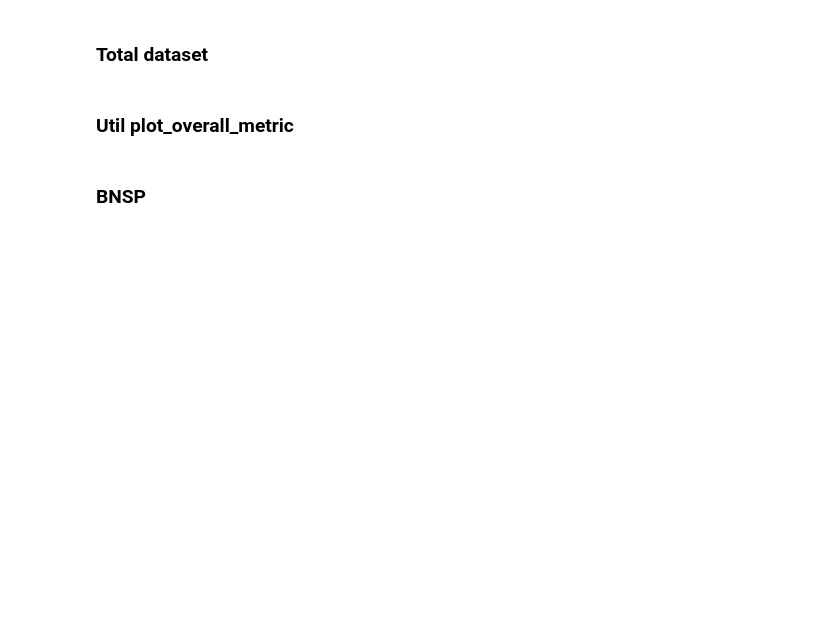
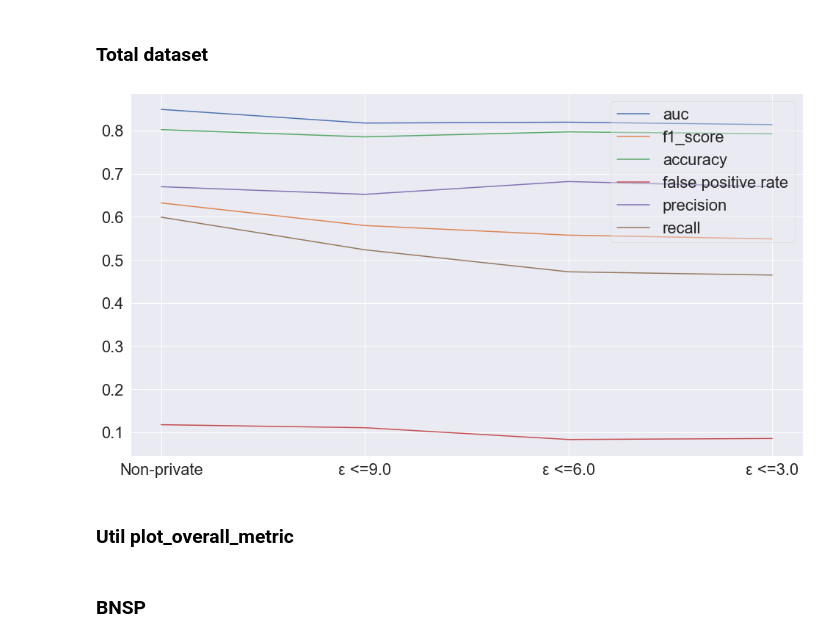
Before and after one commit to khairulislam/DP-on-NLP-Bias, a Jupyter notebook: src/ucberkeley/average results and plot.ipynb, the cells around one changed output. Saved outputs shown, nothing was run; the diff lists cells and outputs as text; code cells hidden in the pictures; blank space fills up the shorter version.

```diff
--- a/src/ucberkeley/average results and plot.ipynb
+++ b/src/ucberkeley/average results and plot.ipynb
@@ -134,16 +146,17 @@ total_df.head()
 ### Total dataset
 # %%
 selected_metrics = ['auc', 'f1_score', 'accuracy', 'false positive rate', 'precision', 'recall']
-plt.figure(figsize=(12,6))
+plt.figure(figsize=figsize)
 for selected_metric in selected_metrics:
     selected_df = total_df[total_df['metrics']==selected_metric]
     plt.plot(selected_df["Train Type"], selected_df["Total"], label=selected_metric)
 
 plt.legend(loc='upper right', fancybox=True, framealpha=0.4)
-plt.title('Performance on total dataset')
 plt.tight_layout()
 plt.savefig(os.path.join(output_folder, 'overall_total.pdf'))
 plt.show()
+# %% [output]
+[figure, added]
 # %% [markdown]
 ### Util plot_overall_metric
 # %%
```
Also changed, not shown: parts of 15 cells of this notebook, 38 other files.
